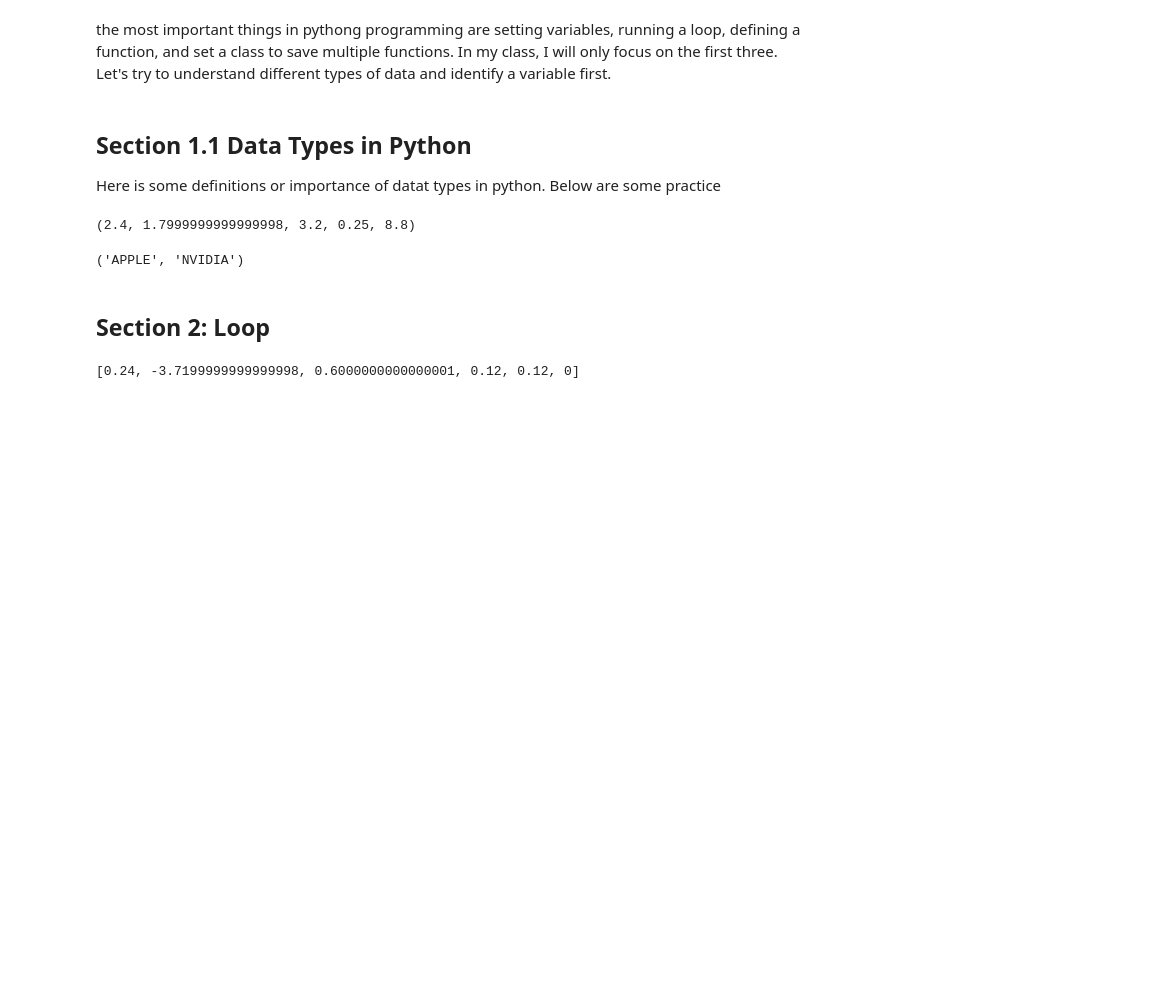
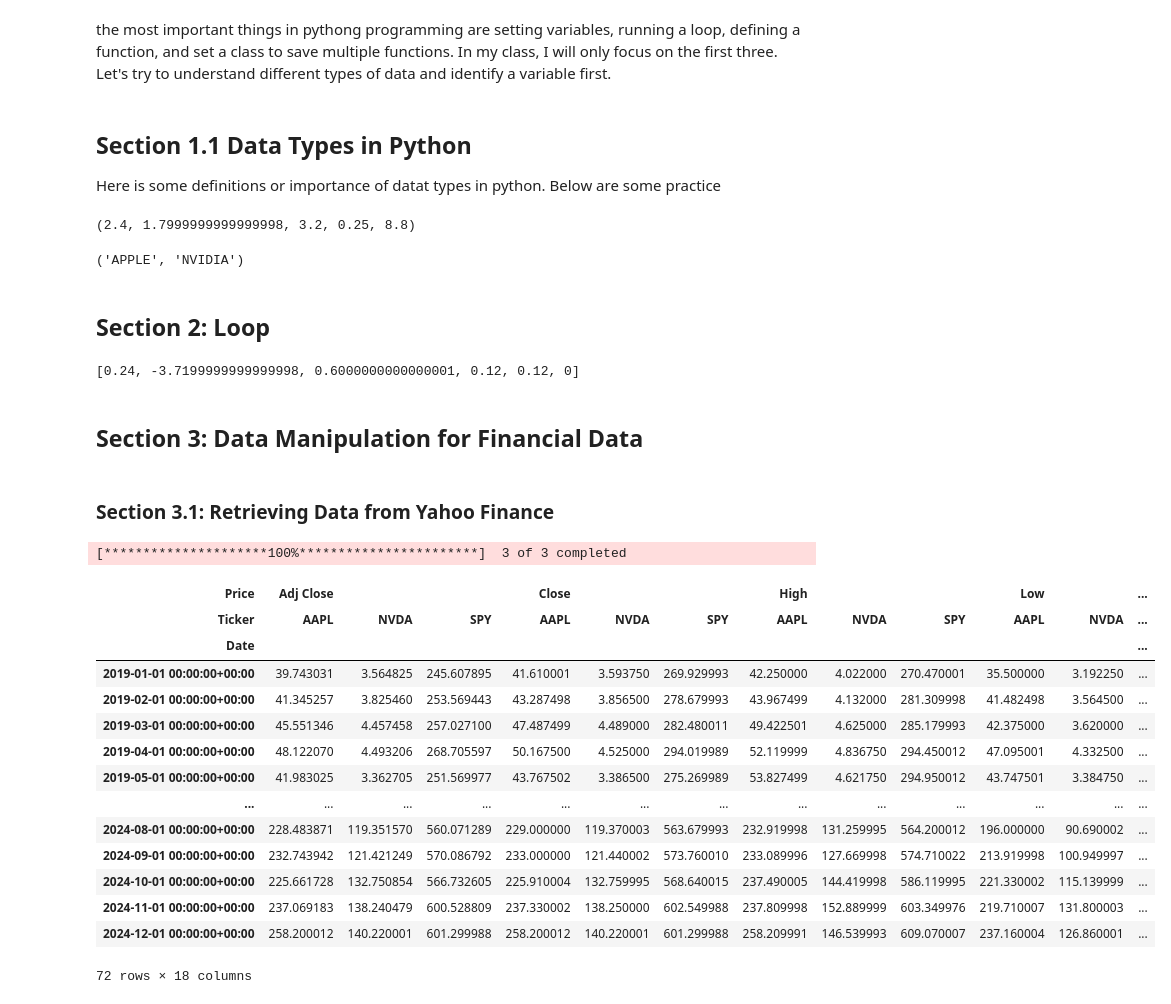
Before and after one commit to linxian963/Financial-Modeling-FINC-305, a Jupyter notebook: Pre-sec/prep.ipynb, the cells around one changed output. Drawn from its saved outputs; the diff is of its cells as text; code cells hidden in the pictures; blank space fills up the shorter version.

```diff
--- a/Pre-sec/prep.ipynb
+++ b/Pre-sec/prep.ipynb
@@ -67,3 +67,7 @@ print(returns_y)
 [0.24, -3.7199999999999998, 0.6000000000000001, 0.12, 0.12, 0]
 # %%
 # now, try something by yourself.
+# %% [markdown]
+## Section 3: Data Manipulation for Financial Data
+# %% [markdown]
+### Section 3.1: Retrieving Data from Yahoo Finance
@@ -69,0 +79,37 @@ print(returns_y)
+# %%
+#yfinance is a powerful package that helping you to retrieve financial data you need from Yahoo Finance.
+#Download this package if it's your first time to use it
+
+#You may target specific data you to build your model.
+#Then you need to tell the code that what kind of data you are interested in.
+
+start_date = "2019-01-01"
+end_date = "2025-01-01"
+
+freq = "1mo"
+
+tickers = ["AAPL", "NVDA", "SPY"]
+
+raw = yf.download(tickers, start_date,end_date, interval=freq)
+# %% [output]
+[*********************100%***********************]  3 of 3 completed
+# %%
+#now we want to check the data  we downlodoad.
+
+raw
+# %% [output]
+| Price | Adj Close |  |  | Close |  |  | High |  |  | Low |  | ... |
+| Ticker | AAPL | NVDA | SPY | AAPL | NVDA | SPY | AAPL | NVDA | SPY | AAPL | NVDA | ... |
+| Date |  |  |  |  |  |  |  |  |  |  |  | ... |
+| 2019-01-01 00:00:00+00:00 | 39.743031 | 3.564825 | 245.607895 | 41.610001 | 3.593750 | 269.929993 | 42.250000 | 4.022000 | 270.470001 | 35.500000 | 3.192250 | ... |
+| 2019-02-01 00:00:00+00:00 | 41.345257 | 3.825460 | 253.569443 | 43.287498 | 3.856500 | 278.679993 | 43.967499 | 4.132000 | 281.309998 | 41.482498 | 3.564500 | ... |
+| 2019-03-01 00:00:00+00:00 | 45.551346 | 4.457458 | 257.027100 | 47.487499 | 4.489000 | 282.480011 | 49.422501 | 4.625000 | 285.179993 | 42.375000 | 3.620000 | ... |
+| 2019-04-01 00:00:00+00:00 | 48.122070 | 4.493206 | 268.705597 | 50.167500 | 4.525000 | 294.019989 | 52.119999 | 4.836750 | 294.450012 | 47.095001 | 4.332500 | ... |
+| 2019-05-01 00:00:00+00:00 | 41.983025 | 3.362705 | 251.569977 | 43.767502 | 3.386500 | 275.269989 | 53.827499 | 4.621750 | 294.950012 | 43.747501 | 3.384750 | ... |
+| ... | ... | ... | ... | ... | ... | ... | ... | ... | ... | ... | ... | ... |
+| 2024-08-01 00:00:00+00:00 | 228.483871 | 119.351570 | 560.071289 | 229.000000 | 119.370003 | 563.679993 | 232.919998 | 131.259995 | 564.200012 | 196.000000 | 90.690002 | ... |
+| 2024-09-01 00:00:00+00:00 | 232.743942 | 121.421249 | 570.086792 | 233.000000 | 121.440002 | 573.760010 | 233.089996 | 127.669998 | 574.710022 | 213.919998 | 100.949997 | ... |
+| 2024-10-01 00:00:00+00:00 | 225.661728 | 132.750854 | 566.732605 | 225.910004 | 132.759995 | 568.640015 | 237.490005 | 144.419998 | 586.119995 | 221.330002 | 115.139999 | ... |
+| 2024-11-01 00:00:00+00:00 | 237.069183 | 138.240479 | 600.528809 | 237.330002 | 138.250000 | 602.549988 | 237.809998 | 152.889999 | 603.349976 | 219.710007 | 131.800003 | ... |
+| 2024-12-01 00:00:00+00:00 | 258.200012 | 140.220001 | 601.299988 | 258.200012 | 140.220001 | 601.299988 | 258.209991 | 146.539993 | 609.070007 | 237.160004 | 126.860001 | ... |
+72 rows × 18 columns
```
Also changed, not shown: parts of 10 cells of this notebook, 7 other files.
